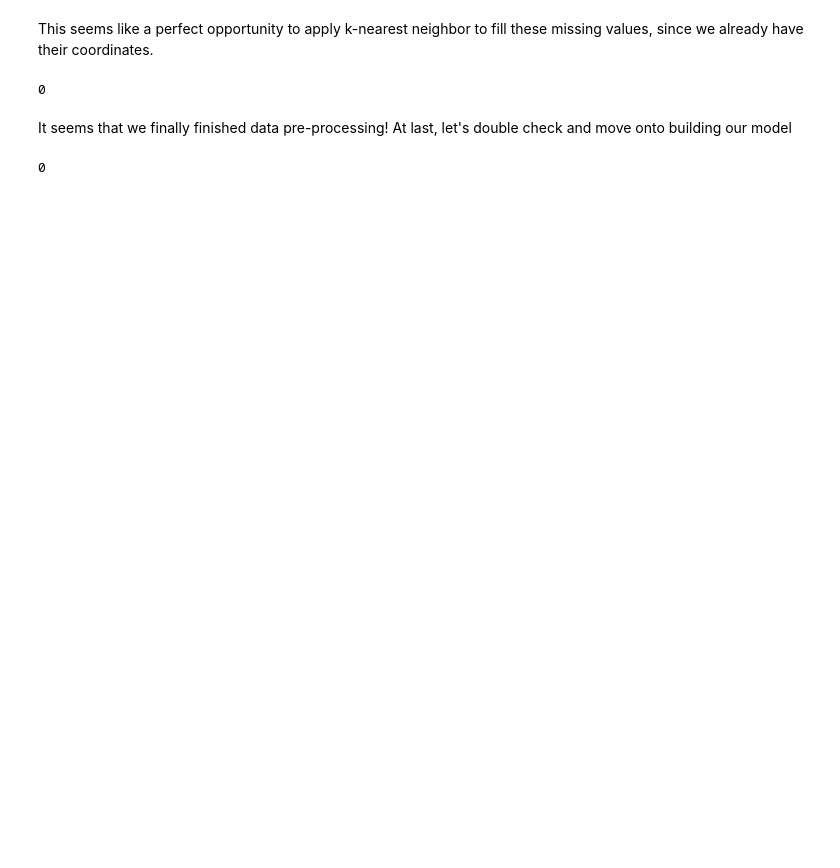
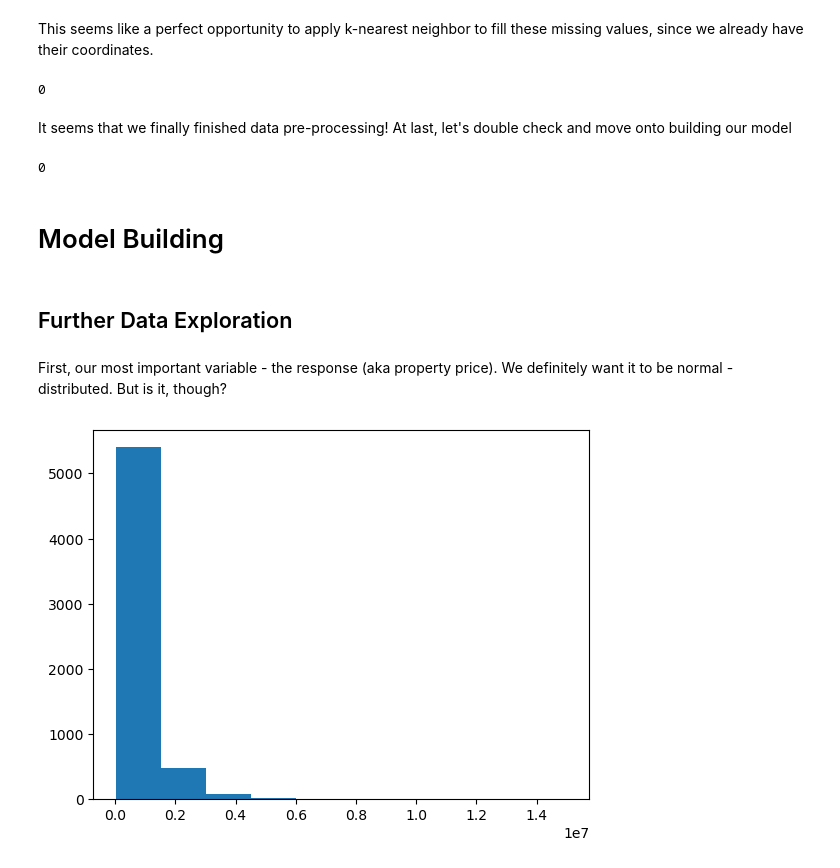
Before and after one commit to sparrowazu/Random-Forest-House-Price-Prediction, a Jupyter notebook: Random Forest.ipynb, the cells around one changed output. Cells and saved outputs as stored; diff of their text form; code cells hidden in the pictures; blank space fills up the shorter version.

Commit message:
Random Forest model

```diff
--- a/Random Forest.ipynb
+++ b/Random Forest.ipynb
@@ -166,3 +165,14 @@ It seems that we finally finished data pre-processing! At last, let's double che
 print(dtrain.isna().sum().sum())
 # %% [output]
 0
+# %% [markdown]
+# Model Building
+# %% [markdown]
+## Further Data Exploration
+# %% [markdown]
+First, our most important variable - the response (aka property price). We definitely want it to be normal - distributed. But is it, though?
+# %%
+plt.hist(dtrain['price'])
+plt.show()
+# %% [output]
+[figure, added]
```
Also changed, not shown: parts of 19 cells of this notebook.
